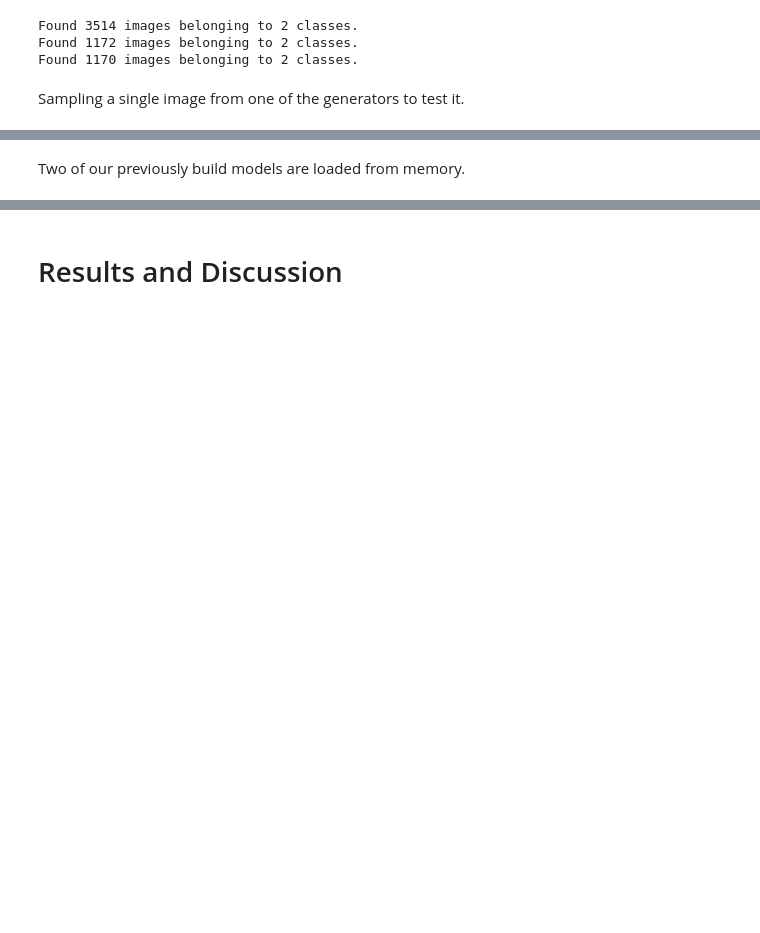
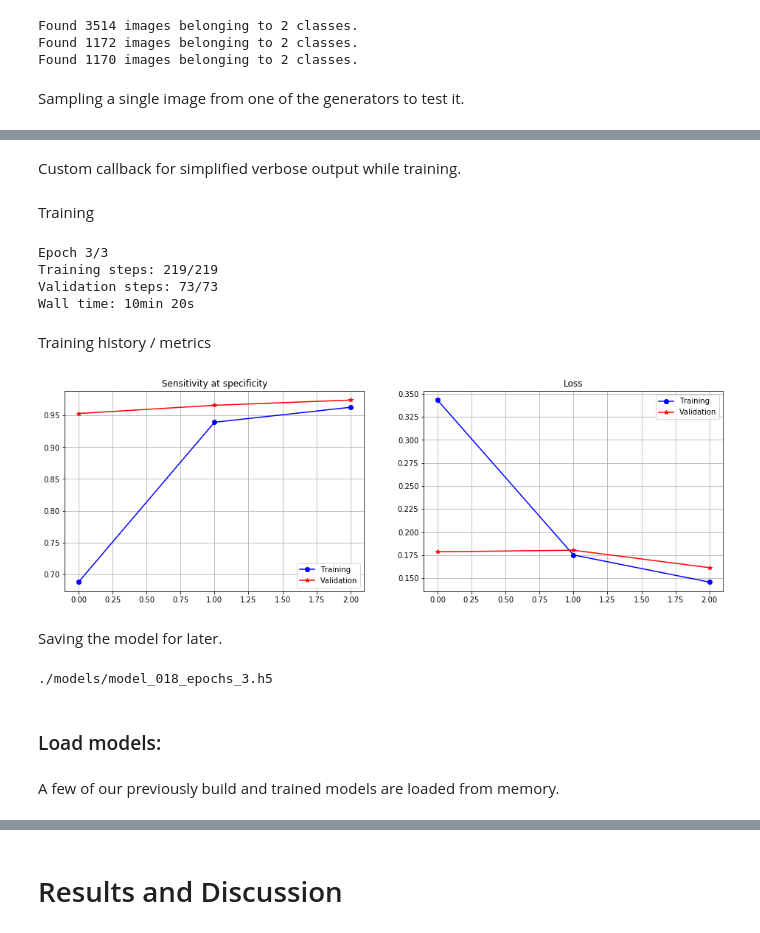
Before and after one commit to topias33/Team-8, a Jupyter notebook: Case 2/08_case-2.ipynb, the cells around one changed output, grey strips where cells are left out. Cells and saved outputs as stored; diff of their text form; code cells hidden in the pictures; blank space fills up the shorter version.

```diff
--- a/Case 2/08_case-2.ipynb
+++ b/Case 2/08_case-2.ipynb
@@ -23,7 +29,8 @@ Hyper parameters:
 # %%
 proportions = (0.6, 0.2, 0.2) # Proportions between train, validation and test set
 batch_size = 16
-epochs = 5
+epochs = 3
 target_size = (150,150)
-
-workers = 4 # Maximum number of processes to spin up when using process-based threading
+model_dir = './models'
+workers = 100 # Maximum number of processes to spin up when using process-based threading
+is_saved = True
@@ -169,0 +157,4 @@ _________________________________________________________________
+# %%
+from tensorflow.keras.metrics import SensitivityAtSpecificity
+
+model.compile(loss='binary_crossentropy', metrics=[SensitivityAtSpecificity(0.9)])
@@ -169,0 +172,2 @@ _________________________________________________________________
+# %% [markdown]
+Custom callback for simplified verbose output while training.
@@ -170,2 +205,60 @@ _________________________________________________________________
+# %% [markdown]
+Training
+# %%
+%%time
+history = model.fit(train_generator,
+                      workers=workers,
+                      steps_per_epoch=steps_per_epoch,
+                      verbose=0,
+                      epochs=epochs,
+                      validation_data=dev_generator,
+                      validation_steps=validation_steps,
+                      callbacks=[OneCallback(epochs, steps_per_epoch, validation_steps)])
+# %% [output]
+Epoch 3/3
+Training steps: 219/219
+Validation steps: 73/73
+Wall time: 10min 20s
+# %% [markdown]
+Training history / metrics
+# %%
+fig, axes = subplots(1,2,figsize=(16,5))
+
+epochs_range = range(len(history.history['loss']))
+
+#print(history.history.keys())
+
+axes[0].plot(epochs_range, history.history['sensitivity_at_specificity'], 'bo-', label='Training')
+axes[0].plot(epochs_range, history.history['val_sensitivity_at_specificity'], 'r*-', label='Validation')
+axes[0].set_title('Sensitivity at specificity')
+axes[0].grid()
+axes[0].legend()
+
+axes[1].plot(epochs_range, history.history['loss'], 'bo-', label='Training')
+axes[1].plot(epochs_range, history.history['val_loss'], 'r*-', label='Validation')
+axes[1].set_title('Loss')
+axes[1].grid()
+axes[1].legend()
+
+show()
+# %% [output]
+[figure, added]
+# %% [markdown]
+Saving the model for later.
+# %%
+if is_saved:
+    if not os.path.exists(model_dir):
+        os.mkdir(model_dir)
+
+    count = len(os.listdir(model_dir)) + 1
+
+    new_file_path = f'{model_dir}/model_{count:03d}_epochs_{epochs}.h5'
+    print(new_file_path)
+
+    model.save(new_file_path)
+# %% [output]
+./models/model_018_epochs_3.h5
+# %% [markdown]
+### Load models:
 # %% [markdown]
-Two of our previously build models are loaded from memory.
+A few of our previously build and trained models are loaded from memory.
```
Also changed, not shown: parts of 63 cells of this notebook, 12 other files.
